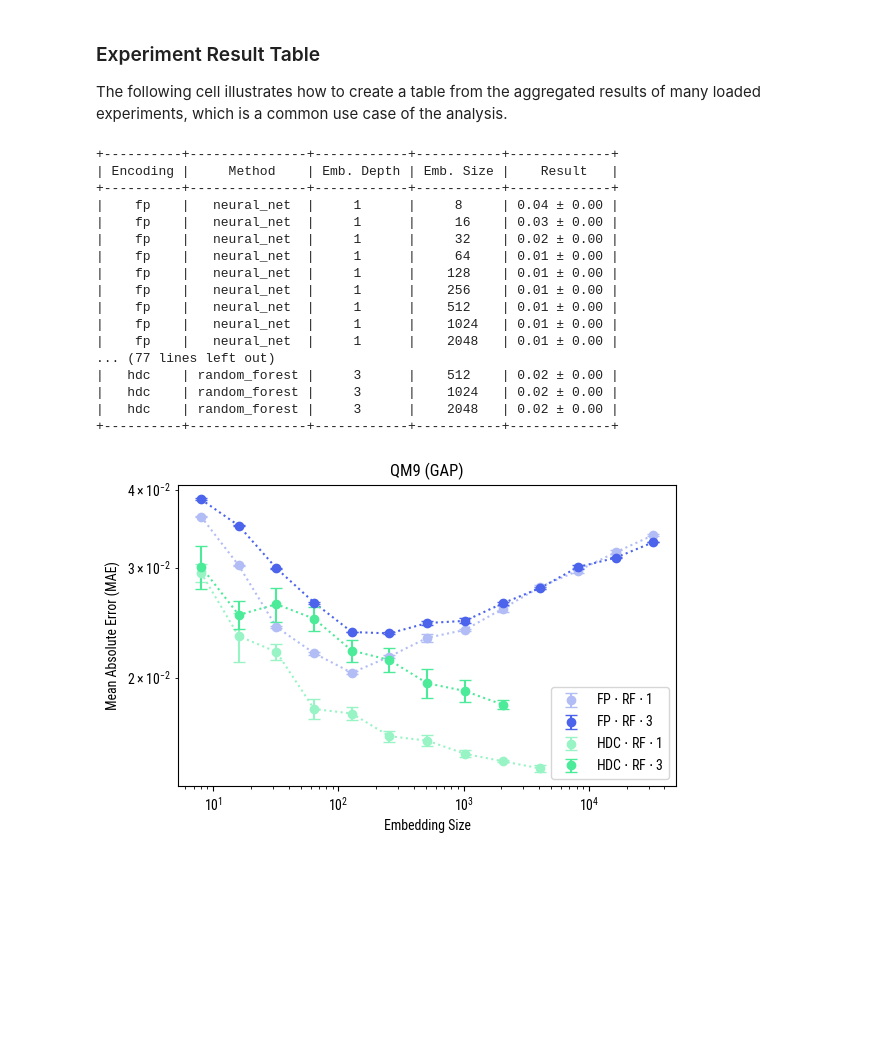
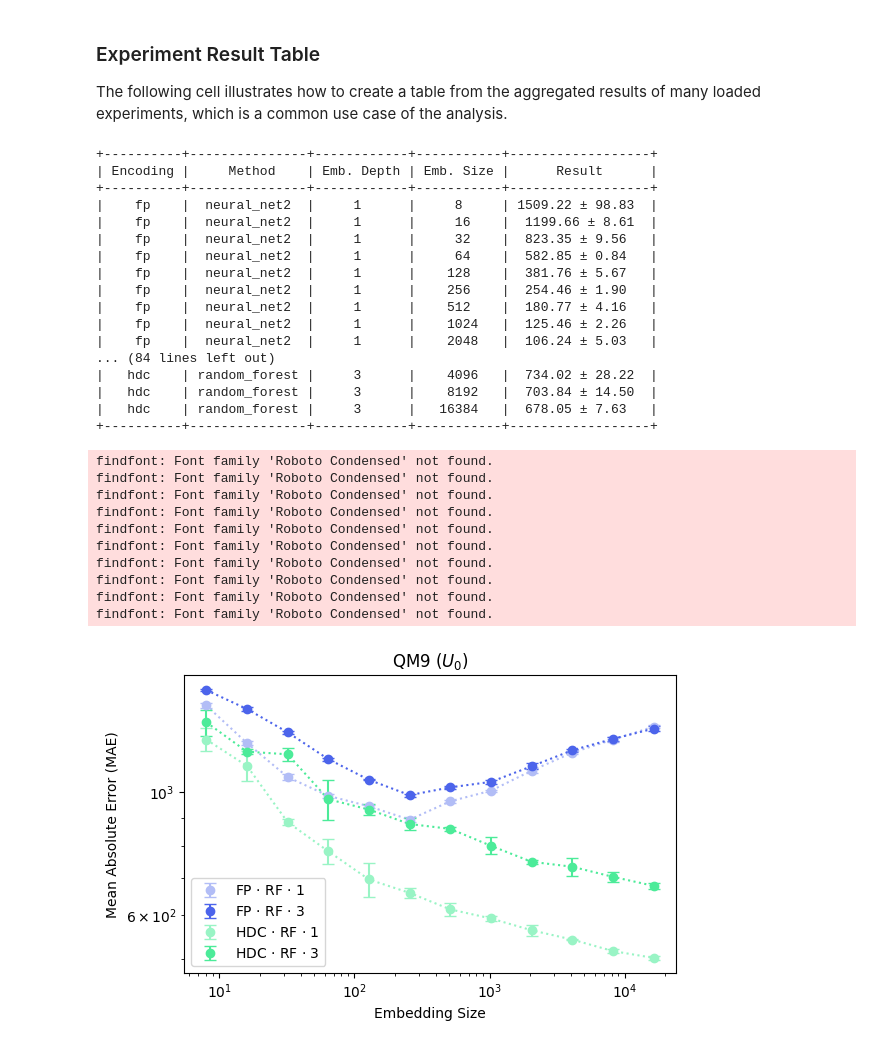
Before and after one commit to aimat-lab/graph_hdc, a Jupyter notebook: graph_hdc/experiments/fingerprints/analyze_ex_03.ipynb, the cells around one changed output. Cells and saved outputs as stored; diff of their text form; code cells hidden in the pictures; blank space fills up the shorter version.

```diff
--- a/graph_hdc/experiments/fingerprints/analyze_ex_03.ipynb
+++ b/graph_hdc/experiments/fingerprints/analyze_ex_03.ipynb
@@ -31,7 +31,7 @@ def select_experiment(experiment_name: str,
                       experiment_metadata: dict,
                       experiment_parameters: dict
                       ) -> bool:
-    main_condition = '__PREFIX__' in experiment_parameters and 'ex_03_b' in experiment_parameters['__PREFIX__']
+    main_condition = '__PREFIX__' in experiment_parameters and 'ex_03_ab' in experiment_parameters['__PREFIX__']
 
     end_time: float = experiment_metadata['end_time']
     end_datetime = datetime.datetime.fromtimestamp(end_time)
@@ -257,7 +233,7 @@ for (encoding, method, emb_size, emb_depth), _experiments in key_experiment_map.
 
     example_experiment = _experiments[0]
     if example_experiment.parameters['DATASET_TYPE'] == 'regression':
-        metric = 'mae'
+        metric = 'mse'
     else:
         metric = 'f1'
 
@@ -277,23 +253,23 @@ for (encoding, method, emb_size, emb_depth), _experiments in key_experiment_map.
 
 print(table.get_string())
 # %% [output]
-+----------+---------------+------------+-----------+-------------+
-| Encoding |     Method    | Emb. Depth | Emb. Size |    Result   |
-+----------+---------------+------------+-----------+-------------+
-|    fp    |   neural_net  |     1      |     8     | 0.04 ± 0.00 |
-|    fp    |   neural_net  |     1      |     16    | 0.03 ± 0.00 |
-|    fp    |   neural_net  |     1      |     32    | 0.02 ± 0.00 |
-|    fp    |   neural_net  |     1      |     64    | 0.01 ± 0.00 |
-|    fp    |   neural_net  |     1      |    128    | 0.01 ± 0.00 |
-|    fp    |   neural_net  |     1      |    256    | 0.01 ± 0.00 |
-|    fp    |   neural_net  |     1      |    512    | 0.01 ± 0.00 |
-|    fp    |   neural_net  |     1      |    1024   | 0.01 ± 0.00 |
-|    fp    |   neural_net  |     1      |    2048   | 0.01 ± 0.00 |
-... (77 lines left out)
-|   hdc    | random_forest |     3      |    512    | 0.02 ± 0.00 |
-|   hdc    | random_forest |     3      |    1024   | 0.02 ± 0.00 |
-|   hdc    | random_forest |     3      |    2048   | 0.02 ± 0.00 |
-+----------+---------------+------------+-----------+-------------+
++----------+---------------+------------+-----------+------------------+
+| Encoding |     Method    | Emb. Depth | Emb. Size |      Result      |
++----------+---------------+------------+-----------+------------------+
+|    fp    |  neural_net2  |     1      |     8     | 1509.22 ± 98.83  |
+|    fp    |  neural_net2  |     1      |     16    |  1199.66 ± 8.61  |
+|    fp    |  neural_net2  |     1      |     32    |  823.35 ± 9.56   |
+|    fp    |  neural_net2  |     1      |     64    |  582.85 ± 0.84   |
+|    fp    |  neural_net2  |     1      |    128    |  381.76 ± 5.67   |
+|    fp    |  neural_net2  |     1      |    256    |  254.46 ± 1.90   |
+|    fp    |  neural_net2  |     1      |    512    |  180.77 ± 4.16   |
+|    fp    |  neural_net2  |     1      |    1024   |  125.46 ± 2.26   |
+|    fp    |  neural_net2  |     1      |    2048   |  106.24 ± 5.03   |
+... (84 lines left out)
+|   hdc    | random_forest |     3      |    4096   |  734.02 ± 28.22  |
+|   hdc    | random_forest |     3      |    8192   |  703.84 ± 14.50  |
+|   hdc    | random_forest |     3      |   16384   |  678.05 ± 7.63   |
++----------+---------------+------------+-----------+------------------+
 # %%
 import matplotlib.pyplot as plt
 
@@ -317,12 +293,18 @@ key_color_map = {
     ('fp', 'neural_net', 1): '#B2BDF6',
     ('fp', 'neural_net', 2): "#7C92FF",
     ('fp', 'neural_net', 3): '#4C64EB',
+    ('fp', 'neural_net2', 1): '#B2BDF6',
+    ('fp', 'neural_net2', 2): "#7C92FF",
+    ('fp', 'neural_net2', 3): '#4C64EB',
     ('fp', 'random_forest', 1): '#B2BDF6',
     ('fp', 'random_forest', 2): '#7C92FF',
     ('fp', 'random_forest', 3): '#4C64EB',
     ('hdc', 'neural_net', 1): '#99F4C5',
     ('hdc', 'neural_net', 2): "#69F7AE",
     ('hdc', 'neural_net', 3): '#4CEB99',
+    ('hdc', 'neural_net2', 1): '#99F4C5',
+    ('hdc', 'neural_net2', 2): "#69F7AE",
+    ('hdc', 'neural_net2', 3): '#4CEB99',
     ('hdc', 'random_forest', 1): '#99F4C5',
     ('hdc', 'random_forest', 2): '#69F7AE',
     ('hdc', 'random_forest', 3): '#4CEB99',
@@ -332,12 +314,18 @@ key_label_map = {
     ('fp', 'neural_net', 1): 'FP $\cdot$ NN $\cdot$ 1',
     ('fp', 'neural_net', 2): 'FP $\cdot$ NN $\cdot$ 2',
     ('fp', 'neural_net', 3): 'FP $\cdot$ NN $\cdot$ 3',
+    ('fp', 'neural_net2', 1): 'FP $\cdot$ NN $\cdot$ 1',
+    ('fp', 'neural_net2', 2): 'FP $\cdot$ NN $\cdot$ 2',
+    ('fp', 'neural_net2', 3): 'FP $\cdot$ NN $\cdot$ 3',
     ('fp', 'random_forest', 1): 'FP $\cdot$ RF $\cdot$ 1',
     ('fp', 'random_forest', 2): 'FP $\cdot$ RF $\cdot$ 2',
     ('fp', 'random_forest', 3): 'FP $\cdot$ RF $\cdot$ 3',
     ('hdc', 'neural_net', 1): 'HDC $\cdot$ NN $\cdot$ 1',
     ('hdc', 'neural_net', 2): 'HDC $\cdot$ NN $\cdot$ 2',
     ('hdc', 'neural_net', 3): 'HDC $\cdot$ NN $\cdot$ 3',
+    ('hdc', 'neural_net2', 1): 'HDC $\cdot$ NN $\cdot$ 1',
+    ('hdc', 'neural_net2', 2): 'HDC $\cdot$ NN $\cdot$ 2',
+    ('hdc', 'neural_net2', 3): 'HDC $\cdot$ NN $\cdot$ 3',
     ('hdc', 'random_forest', 1): 'HDC $\cdot$ RF $\cdot$ 1',
     ('hdc', 'random_forest', 2): 'HDC $\cdot$ RF $\cdot$ 2',
     ('hdc', 'random_forest', 3): 'HDC $\cdot$ RF $\cdot$ 3',
@@ -353,31 +341,45 @@ for group in group_keys:
         continue
     if emb_depth not in DEPTHS:
         continue
 
     keys = sorted([k for k in key_values_map if (k[0], k[1], k[3]) == group], key=lambda k: k[2])
     xs = [k[2] for k in keys]
     ys = [np.mean(key_values_map[k]) for k in keys]
     yerrs = [np.std(key_values_map[k]) for k in keys]
     plt.errorbar(xs, ys, yerr=yerrs, fmt='o', color=key_color_map[group], label=key_label_map[group], capsize=4)
     plt.plot(xs, ys, linestyle=':', color=key_color_map[group])  # dotted line connecting dots
 
 plt.rcParams['font.family'] = 'Roboto Condensed'
 
 example_experiment = experiments[0]
 dataset: str = example_experiment.parameters['DATASET_NAME']
+if 'NOTE' in example_experiment.parameters:
+    dataset = example_experiment.parameters['NOTE']
 
 dataset_label_map = {
     'aqsoldb': 'AqSolDB',
     'qm9_smiles': 'QM9 (GAP)',
+    'qm9_energy': 'QM9 ($U_0$)',
+    'qm9_gap': 'QM9 (GAP)',
 }
 
 plt.xscale('log')
 plt.yscale('log')
 plt.xlabel('Embedding Size')
 plt.ylabel('Mean Absolute Error (MAE)')
 plt.title(f'{dataset_label_map[dataset]}')
 plt.legend()
 plt.tight_layout()
 plt.show()
 # %% [output]
+findfont: Font family 'Roboto Condensed' not found.
+findfont: Font family 'Roboto Condensed' not found.
+findfont: Font family 'Roboto Condensed' not found.
+findfont: Font family 'Roboto Condensed' not found.
+findfont: Font family 'Roboto Condensed' not found.
+findfont: Font family 'Roboto Condensed' not found.
+findfont: Font family 'Roboto Condensed' not found.
+findfont: Font family 'Roboto Condensed' not found.
+findfont: Font family 'Roboto Condensed' not found.
+findfont: Font family 'Roboto Condensed' not found.
-[figure, old version]
+[figure, new version]
```
Also changed, not shown: parts of 4 cells of this notebook.
